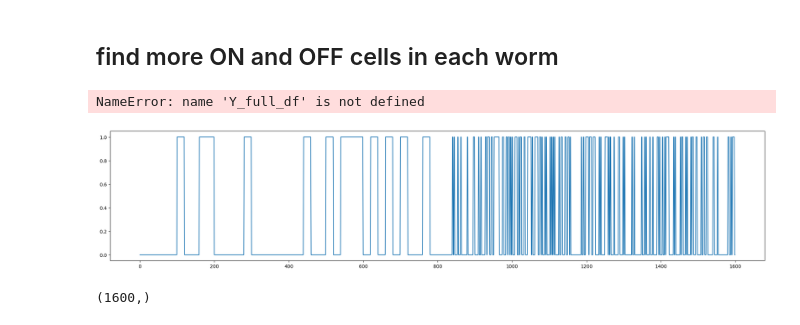
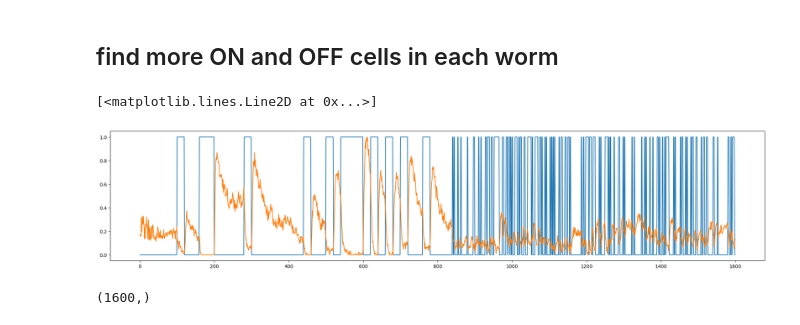
Before and after one commit to iulia-rusu/hyperbolic_sensory_stim, a Jupyter notebook: Clustering/clustering_yanno_ON_OFF.ipynb, the cells around one changed output. Cells and saved outputs as stored; diff of their text form; code cells hidden in the pictures.

```diff
--- a/Clustering/clustering_yanno_ON_OFF.ipynb
+++ b/Clustering/clustering_yanno_ON_OFF.ipynb
@@ -217,13 +217,13 @@ worm_filter6.reset_index(drop=False)
 # %%
 
 fig, ax = plt.subplots(figsize=(25, 5))
 ax.plot(stimulus['arr_6'])
-ax.plot(range(1600), Y_full_df.iloc[947
+ax.plot(range(1600), Y_full_df.iloc[15
 
                                     , : -2])
 # %% [output]
-NameError: name 'Y_full_df' is not defined
+[<matplotlib.lines.Line2D at 0x...>]
-[figure, old version]
+[figure, new version]
 # %%
 stimulus['arr_0'].reshape(-1).shape
 # %% [output]
```
Also changed, not shown: 39 other files.
